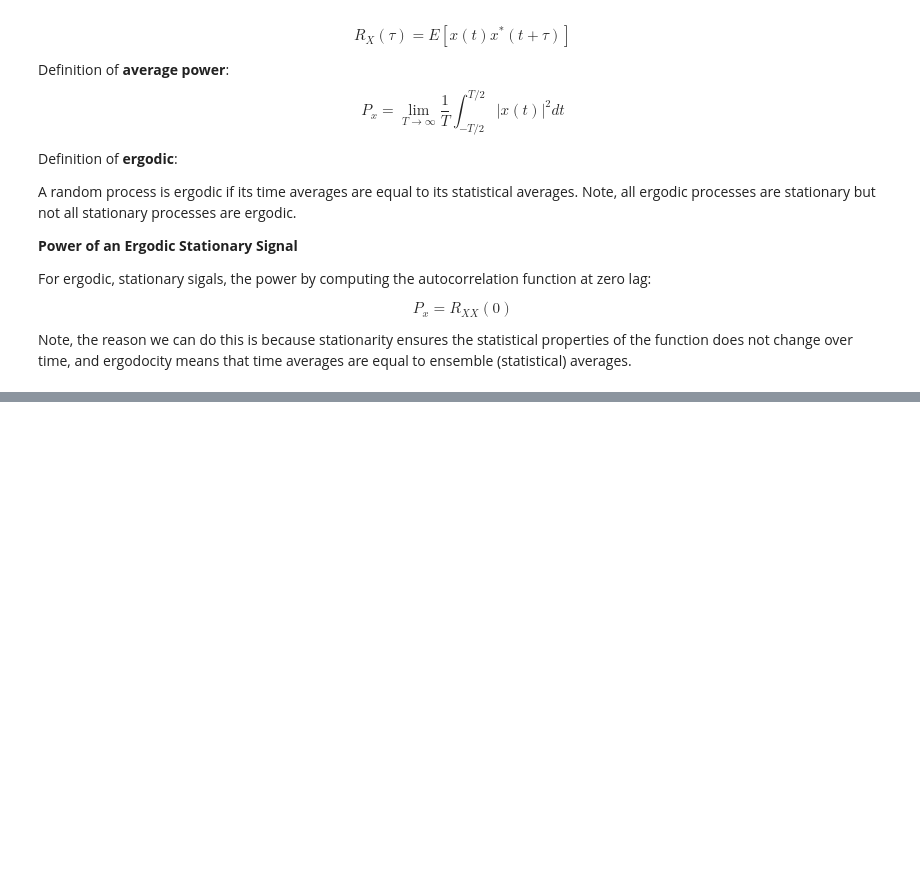
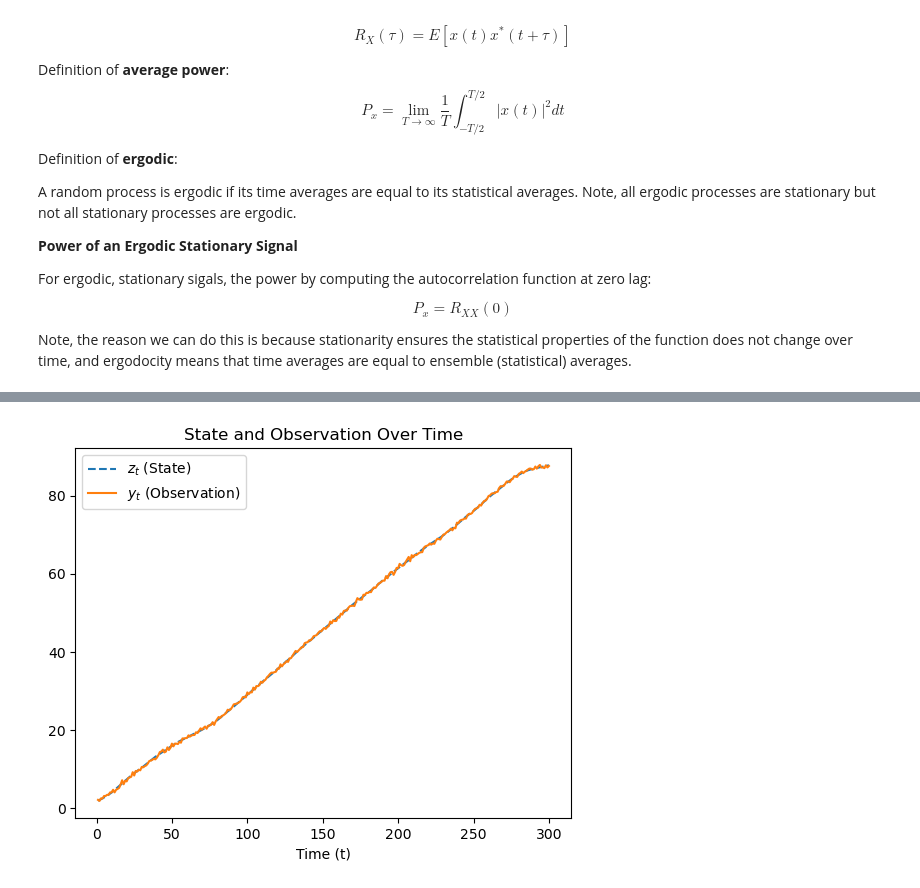
Before and after one commit to hirushi-t/4F7_Statistical_Signal_and_Network_Models, a Jupyter notebook: Inference_in_State_Space_Models/4_Continous_Time_Models.ipynb, the cells around one changed output, grey strips where cells are left out. Drawn from its saved outputs; the diff is of its cells as text; code cells hidden in the pictures; blank space fills up the shorter version.

```diff
--- a/Inference_in_State_Space_Models/4_Continous_Time_Models.ipynb
+++ b/Inference_in_State_Space_Models/4_Continous_Time_Models.ipynb
@@ -142,0 +205,55 @@ $$
+# %%
+import numpy as np
+import matplotlib.pyplot as plt
+
+# Define parameters
+N = 2  # Dimension of state vector x_t
+M = 1  # Dimension of observation vector y_t
+sigma_W = 0.5
+delta_t = 0.1  # Time interval between measurements
+
+# System matrix
+A = np.array([[1, delta_t], [0, 1]])
+C_v = sigma_W**2 * np.array([[delta_t**3/3, delta_t**2/2], [delta_t**2/2, delta_t]])  # Process noise covariance
+
+# Observation matrix
+B = np.zeros(N)
+B[0] = 1  # We observe only the first state component
+
+# Initial state mean and covariance
+C_0 = 0.1 * np.eye(N)  # Initial covariance of state
+mu_0 = 2 * np.ones(N)  # Initial mean of state
+
+# Measurement noise variance
+C_w = 0.1  # Measurement noise variance
+
+# Number of time steps
+T = 300
+
+# Initialize state and observation vectors
+x = np.zeros((N, T+1))  # State vector
+y = np.zeros(T+1)  # Observation vector
+
+# Initialize x(0)
+x[:, 0] = np.random.multivariate_normal(mu_0, C_0)
+
+# Simulate the system over time
+for t in range(T):
+    # State update: x(t+1) = A * x(t) + noise
+    x[:, t+1] = A @ x[:, t] + np.random.multivariate_normal(np.zeros(N), C_v)
+
+    # Observation update: y(t+1) = B * x(t+1) + noise
+    y[t+1] = B @ x[:, t+1] + np.random.normal(0, np.sqrt(C_w))
+
+# Time vector for plotting
+time_ax = np.arange(1, T+1)
+
+# Plot the results: state and observation
+plt.plot(time_ax, x[0, 1:], '--', label=r'$z_t$ (State)')
+plt.plot(time_ax, y[1:], label=r'$y_t$ (Observation)')
+plt.xlabel('Time (t)')
+plt.legend()
+plt.title('State and Observation Over Time')
+plt.show()
+# %% [output]
+[figure, added]
```
Also changed, not shown: parts of 5 cells of this notebook, 3 other files.
